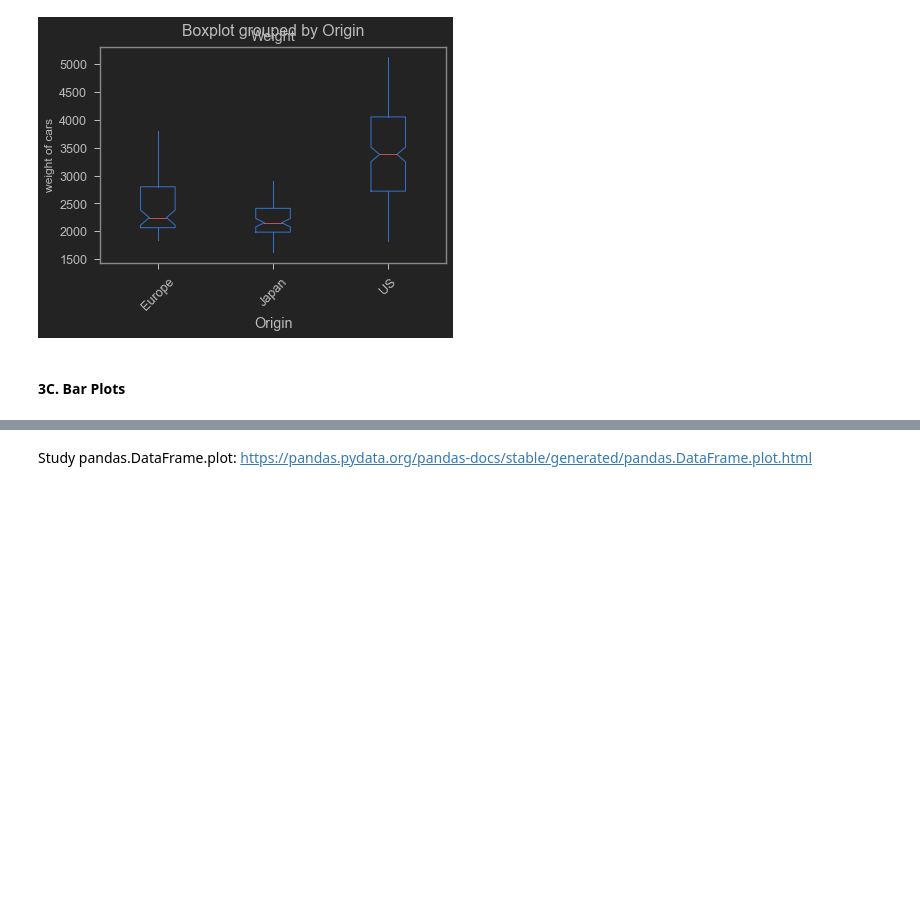
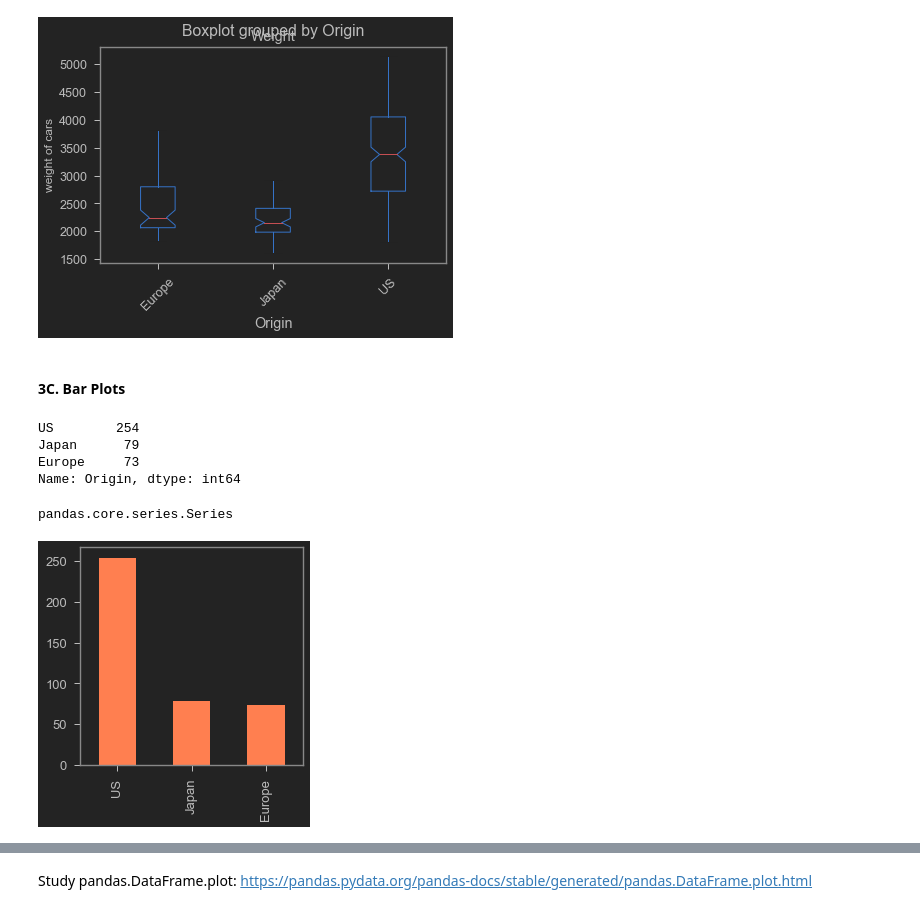
Before and after one commit to GouthamKumar-R/ML, a Jupyter notebook: D20 - IML/Class exercises/IML - S4 - Data Exploration & Data Manipulation .ipynb, the cells around one changed output, grey strips where cells are left out. Saved outputs shown, nothing was run; the diff lists cells and outputs as text; code cells hidden in the pictures; blank space fills up the shorter version.

```diff
--- a/D20 - IML/Class exercises/IML - S4 - Data Exploration & Data Manipulation .ipynb
+++ b/D20 - IML/Class exercises/IML - S4 - Data Exploration & Data Manipulation .ipynb
@@ -419,3 +420,22 @@ plt.show()
 [figure]
 # %% [markdown]
 #### 3C. Bar Plots
+# %%
+cars['Origin'].value_counts()
+# %% [output]
+US        254
+Japan      79
+Europe     73
+Name: Origin, dtype: int64
+# %%
+type(cars['Origin'].value_counts())
+# %% [output]
+pandas.core.series.Series
+# %%
+cars['Origin'].value_counts().plot(kind = 'bar',
+                                   figsize = (4,4),
+                                   color ='coral',
+                                   fontsize = 13)
+plt.show()
+# %% [output]
+[figure, added]
```
Also changed, not shown: parts of 15 cells of this notebook.
